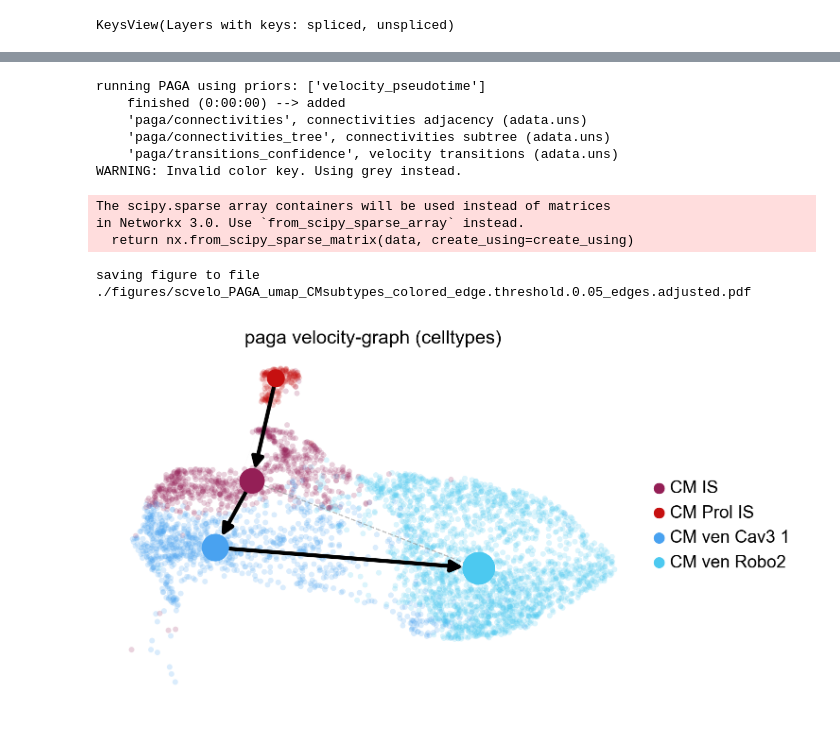
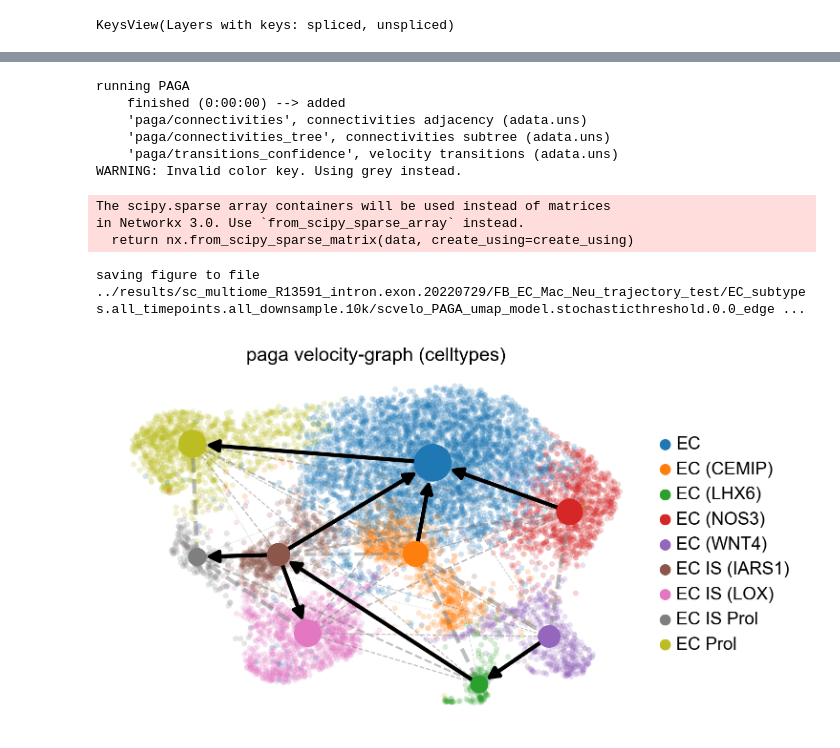
Before and after one commit to lengfei5/heart_regeneration, a Jupyter notebook: scripts/run_PAGA.ipynb, the cells around one changed output, grey strips where cells are left out. Saved outputs shown, nothing was run; the diff lists cells and outputs as text; code cells hidden in the pictures.

```diff
--- a/scripts/run_PAGA.ipynb
+++ b/scripts/run_PAGA.ipynb
@@ -23,5 +23,6 @@ os.getcwd()
 # %%
 ## start to import the data
 # %%
-data_version = 'CM.no.prol1.prol3_timepoints.noday0_v5'
+input_Dir = "../results/sc_multiome_R13591_intron.exon.20220729/FB_EC_Mac_Neu_trajectory_test/"
+data_version = 'EC_subtypes.all_timepoints.all_downsample.10k'
 # %%
@@ -37,3 +35,6 @@ parameters = '_topGenes.3000_n.pcs.10_n.neighbors.30'
+# %%
+sc.settings.figdir = outDir + '/'
+scv.settings.figdir = outDir + '/'
 # %%
 adata = sc.read_h5ad(data_seuratObj, chunk_size=6000)
 # %%
@@ -119,2 +115,7 @@ recovering dynamics (using 10/10 cores)
     'fit_pars', fitted parameters for splicing dynamics (adata.var)
+# %%
+## here start the RNA velocity
+#model = 'dynamical'
+model = "steady_state"
+model = "stochastic"
 # %%
@@ -148,32 +146,31 @@ saving figure to file ../results/sc_multiome_R13591_intron.exon.20220729/RNA_vel
 # %%
-scv.tl.paga(adata, groups='celltypes')
+scv.tl.paga(adata, groups='celltypes',
+            use_time_prior = None
+           )
+
+threshold = 0.
 scv.pl.paga(adata, basis='umap',
             threshold=0.0,
-            size=50, alpha=0.2,
+            size=50,
+            alpha=0.2,
             min_edge_width=2.5,
             node_size_scale=1.5,
             edge_width_scale=1,
             dpi = 120,
             show=True,
             #dashed_edges = None,
-            palette={"CM_ven_Robo2": "#4CC9F0",
-                     "CM_ven_Cav3_1": "#49A2F0",
-                     "CM_IS": "#941F56",
-                     "CM_Prol_IS": "#C61010",
-                     "CM_Prol_1": "#4361EE",
-                     "CM_Prol_3": "#3F37C9"
-                    },
-            save="PAGA_umap_CMsubtypes_colored_edge.threshold.0.05_edges.adjusted.pdf"
+
+            save="PAGA_umap_model." + model + "threshold." +str(threshold) + "_edges.adjusted.pdf"
            )
 # %% [output]
-running PAGA using priors: ['velocity_pseudotime']
+running PAGA
     finished (0:00:00) --> added
     'paga/connectivities', connectivities adjacency (adata.uns)
     'paga/connectivities_tree', connectivities subtree (adata.uns)
     'paga/transitions_confidence', velocity transitions (adata.uns)
 WARNING: Invalid color key. Using grey instead.
 The scipy.sparse array containers will be used instead of matrices
 in Networkx 3.0. Use `from_scipy_sparse_array` instead.
   return nx.from_scipy_sparse_matrix(data, create_using=create_using)
-saving figure to file ./figures/scvelo_PAGA_umap_CMsubtypes_colored_edge.threshold.0.05_edges.adjusted.pdf
+saving figure to file ../results/sc_multiome_R13591_intron.exon.20220729/FB_EC_Mac_Neu_trajectory_test/EC_subtypes.all_timepoints.all_downsample.10k/scvelo_PAGA_umap_model.stochasticthreshold.0.0_edge ...
-[figure, old version]
+[figure, new version]
```
Also changed, not shown: parts of 15 cells of this notebook, 2 other files.
